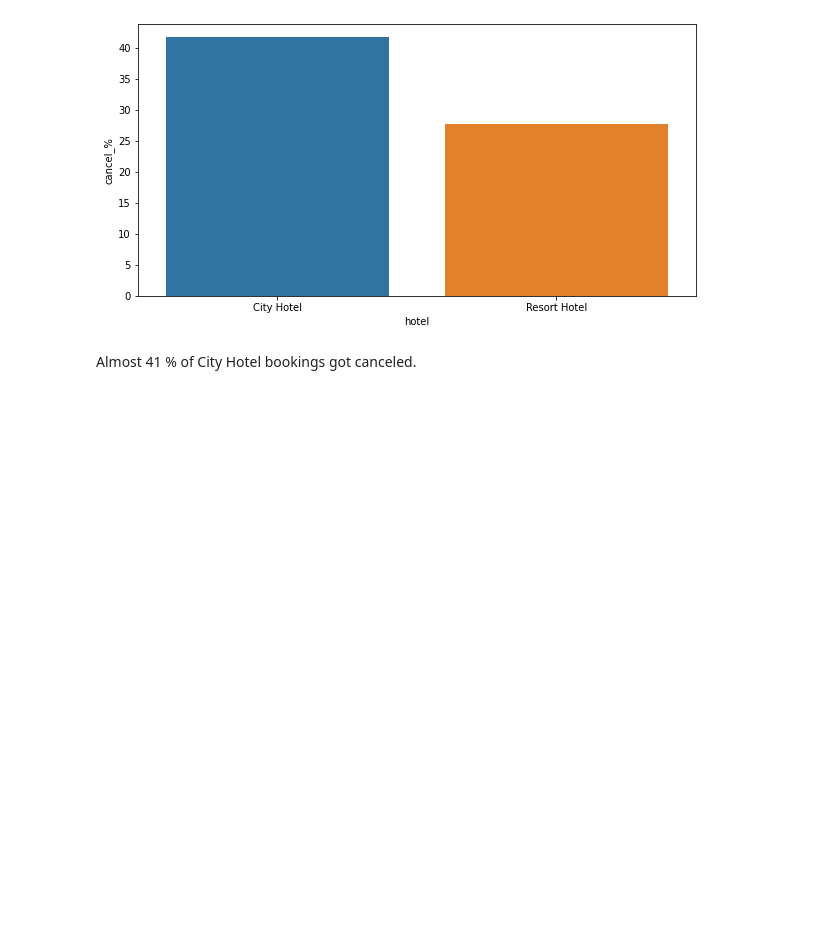
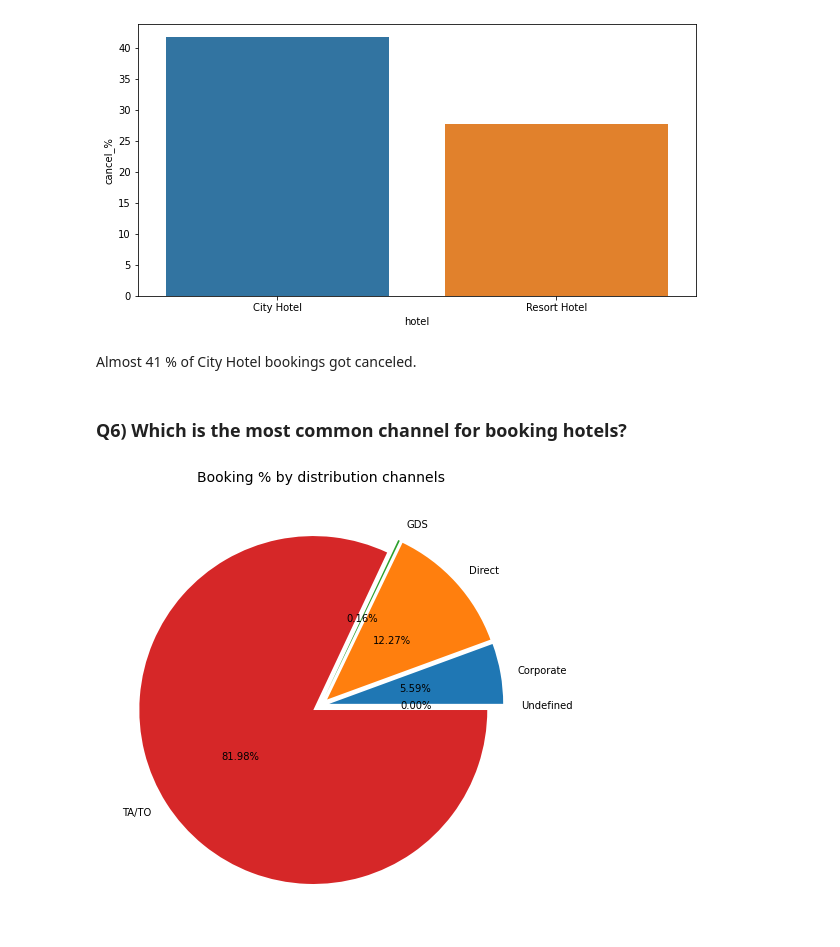
Before and after one commit to 9844964194/Sachin-Panchal, a Jupyter notebook: Hotel_Booking_Analysis_Capstone_Project.ipynb, the cells around one changed output. Saved outputs shown, nothing was run; the diff lists cells and outputs as text; code cells hidden in the pictures; blank space fills up the shorter version.

```diff
--- a/Hotel_Booking_Analysis_Capstone_Project.ipynb
+++ b/Hotel_Booking_Analysis_Capstone_Project.ipynb
@@ -387,3 +388,15 @@ plt.show()
 [figure]
 # %% [markdown]
 Almost 41 % of City Hotel bookings got canceled.
+# %% [markdown]
+### <b> Q6) Which is the most common channel for booking hotels?
+# %%
+group_by_dc = df1.groupby('distribution_channel')
+d1 = pd.DataFrame(round((group_by_dc.size()/df1.shape[0])*100,2)).reset_index().rename(columns = {0: 'Booking_%'})
+plt.figure(figsize = (8,8))
+data = d1['Booking_%']
+labels = d1['distribution_channel']
+plt.pie(x=data, autopct="%.2f%%", explode=[0.05]*5, labels=labels, pctdistance=0.5)
+plt.title("Booking % by distribution channels", fontsize=14);
+# %% [output]
+[figure, added]
```
Also changed, not shown: parts of 41 cells of this notebook.
